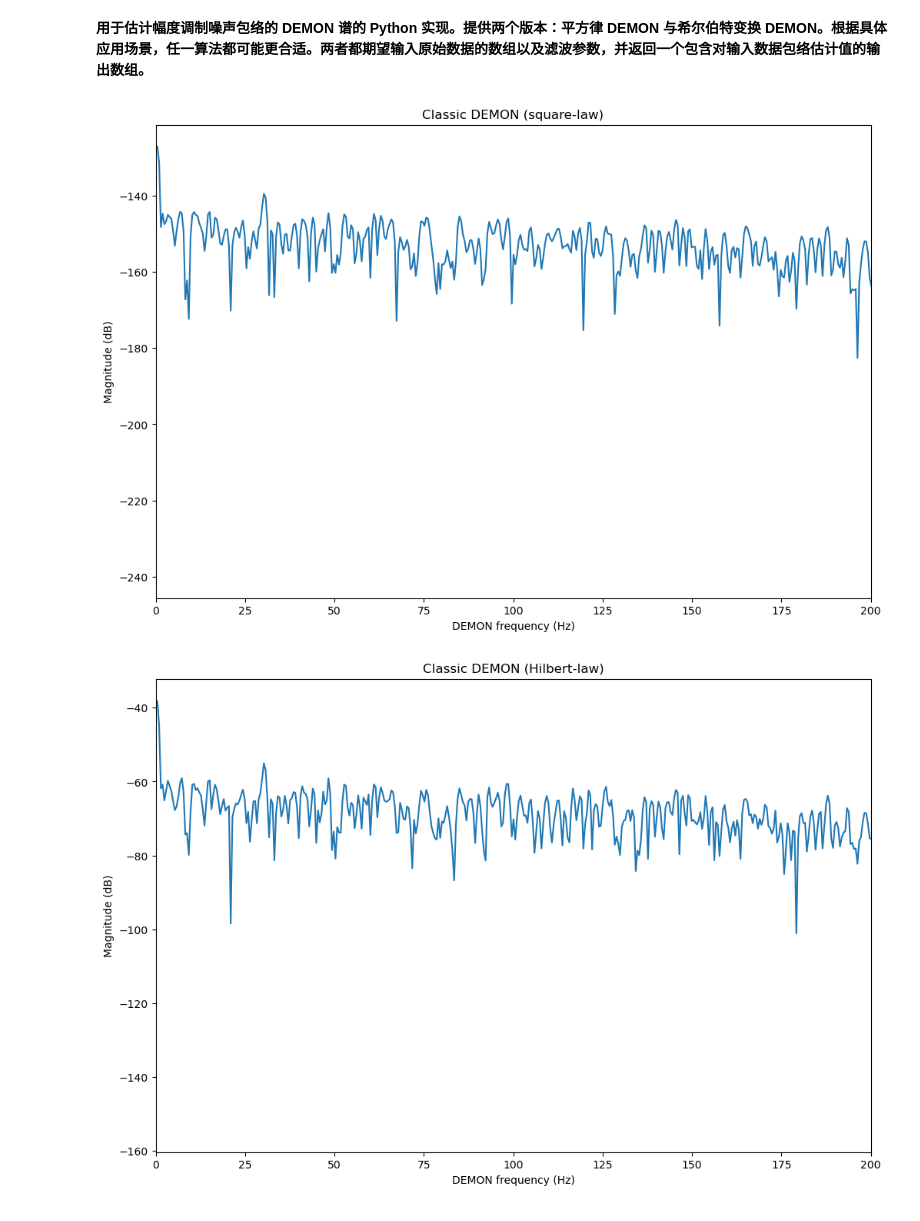
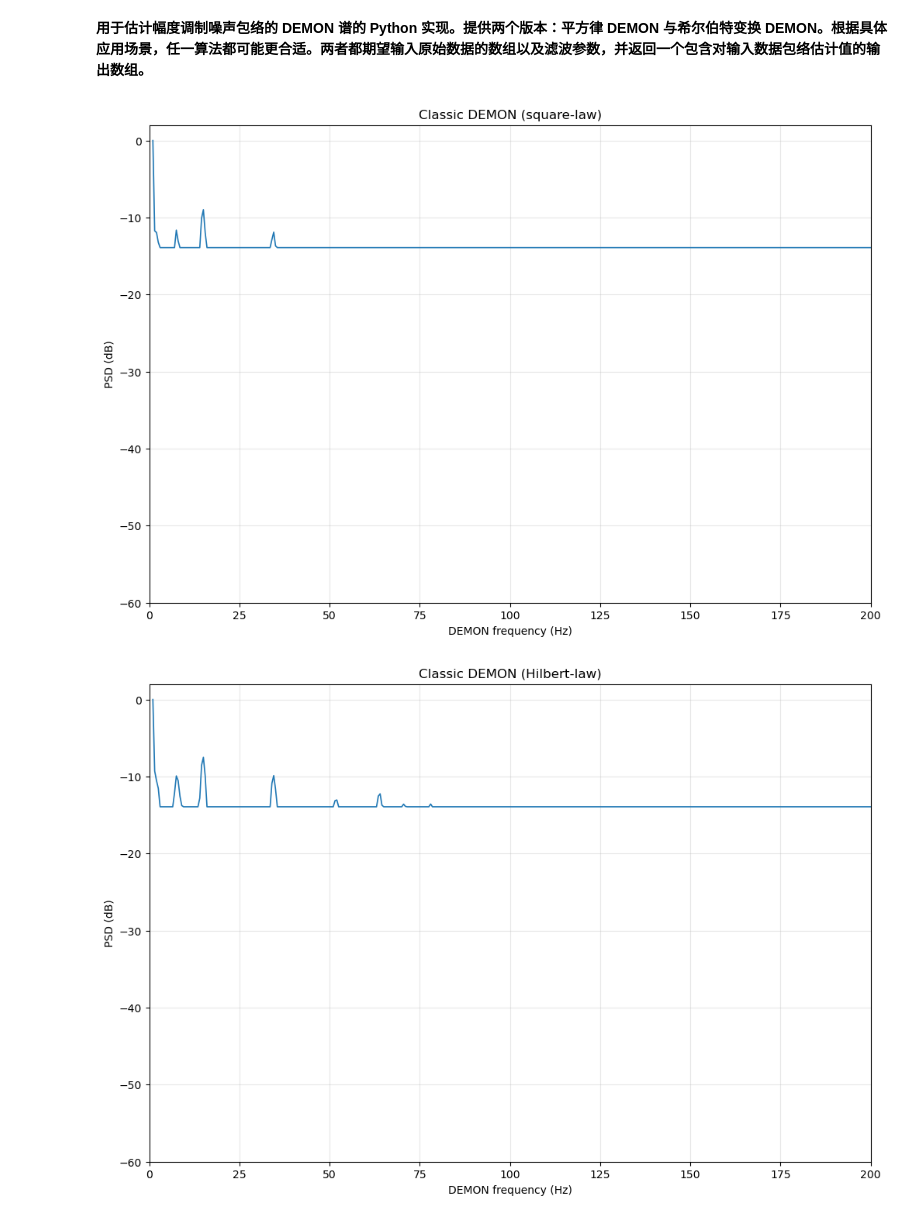
Before and after one commit to YoungBossX/Multi-feature-fusion-model-for-ship-audio, a Jupyter notebook: feature_extraction/physical_signiﬁcance_feature/DEMON.ipynb, the cells around one changed output. Saved outputs shown, nothing was run; the diff lists cells and outputs as text; code cells hidden in the pictures.

```diff
--- a/feature_extraction/physical_signiﬁcance_feature/DEMON.ipynb
+++ b/feature_extraction/physical_signiﬁcance_feature/DEMON.ipynb
@@ -93,26 +112,55 @@ def demon_classic_hilbert(waveform, sample_rate, band_hz, lp_env_hz, env_sr, iir
     }
 # %%
-def plot_demon_spectrum(spectrum, freqs, xlim_hz, title, save_path):
-    """1D DEMON 频谱曲线（纵轴 dB，横轴 0~xlim_hz）。"""
+def plot_demon_spectrum(spectrum, freqs, xlim_hz, title, save_path=None, drop_dc_hz=1.0, norm_to_peak=True):
+    """
+    1D DEMON 频谱曲线
+    - spectrum: 线性功率谱 或 已为 dB 的谱
+    - freqs   : 频率轴（与 spectrum 对齐）
+    - in_db   : True 表示 spectrum 已为 dB（如 'spectrum_db'）；False 表示线性功率谱
+    - drop_dc_hz: 丢弃直流及极低频（默认 <1 Hz）
+    - norm_to_peak: 是否把可视频段峰值归一到 0 dB
+    """
+    import numpy as np
+    import matplotlib.pyplot as plt
+
+    spec = np.asarray(spectrum)
+    fr = np.asarray(freqs)
+
+    m = (fr >= drop_dc_hz) & (fr <= xlim_hz)
+
+    if not np.any(m):
+        raise ValueError("频段掩码为空，请检查 xlim_hz / drop_dc_hz 与 freqs 的范围。")
+
+    if np.iscomplexobj(spec):
+        spec = np.abs(spec)
+    y_db = 10.0 * np.log10(np.maximum(1e-18, spec[m]))
+
+    # 峰值归一化到 0 dB（更容易观察）
+    if norm_to_peak:
+        y_db = y_db - np.max(y_db)
+
     plt.figure(figsize=(12, 8))
-    plt.plot(freqs, 20.0 * np.log10(np.maximum(1e-12, np.abs(spectrum))))
+    plt.plot(fr[m], y_db, lw=1.2)
     plt.xlim(0, xlim_hz)
+    ymin = min(-60, float(y_db.min()))
+    plt.ylim(ymin, 2)
     plt.xlabel("DEMON frequency (Hz)")
-    plt.ylabel("Magnitude (dB)")
+    plt.ylabel("PSD (dB)")
     plt.title(title)
+    plt.grid(True, alpha=0.3)
     if save_path:
         plt.tight_layout()
-        plt.savefig(save_path, dpi=200, bbox_inches="tight")
+        plt.savefig(save_path, dpi=300, bbox_inches="tight")
     plt.show()
 # %%
 audio_file = r"E:\数据集\ShipEar\data_preprocessing\4_Frame_Windows_2s_50%\6__10_07_13_marDeCangas_Entra_18.wav"
 waveform, sample_rate = librosa.load(audio_file, sr=None)
-demon_square_features = demon_classic_square(waveform, sample_rate, band_hz=(1000.0, 3000.0), lp_env_hz=200.0, env_sr=1000, iir_order=4)
-plot_demon_spectrum(demon_square_features["spectrum"], demon_square_features["freqs"], xlim_hz=200, title="Classic DEMON (square-law)", save_path=None)
+demon_square_features = demon_classic_square(waveform, sample_rate, band_hz=(2000.0, 8000.0), lp_env_hz=100, env_sr=1000, iir_order=4)
+plot_demon_spectrum(demon_square_features["spectrum"], demon_square_features["freqs"], xlim_hz=200, title="Classic DEMON (square-law)")
 # %% [output]
-[figure, old version]
+[figure, new version]
 # %%
-demon_hilbert_features = demon_classic_hilbert(waveform, sample_rate, band_hz=(1000.0, 3000.0), lp_env_hz=200.0, env_sr=1000, iir_order=4)
-plot_demon_spectrum(demon_hilbert_features["spectrum"], demon_hilbert_features["freqs"], xlim_hz=200, title="Classic DEMON (Hilbert-law)", save_path=None)
+demon_hilbert_features = demon_classic_hilbert(waveform, sample_rate, band_hz=(2000.0, 8000.0), lp_env_hz=100, env_sr=1000, iir_order=4)
+plot_demon_spectrum(demon_hilbert_features["spectrum"], demon_hilbert_features["freqs"], xlim_hz=200, title="Classic DEMON (Hilbert-law)")
 # %% [output]
-[figure, old version]
+[figure, new version]
```
Also changed, not shown: parts of 3 cells of this notebook.
